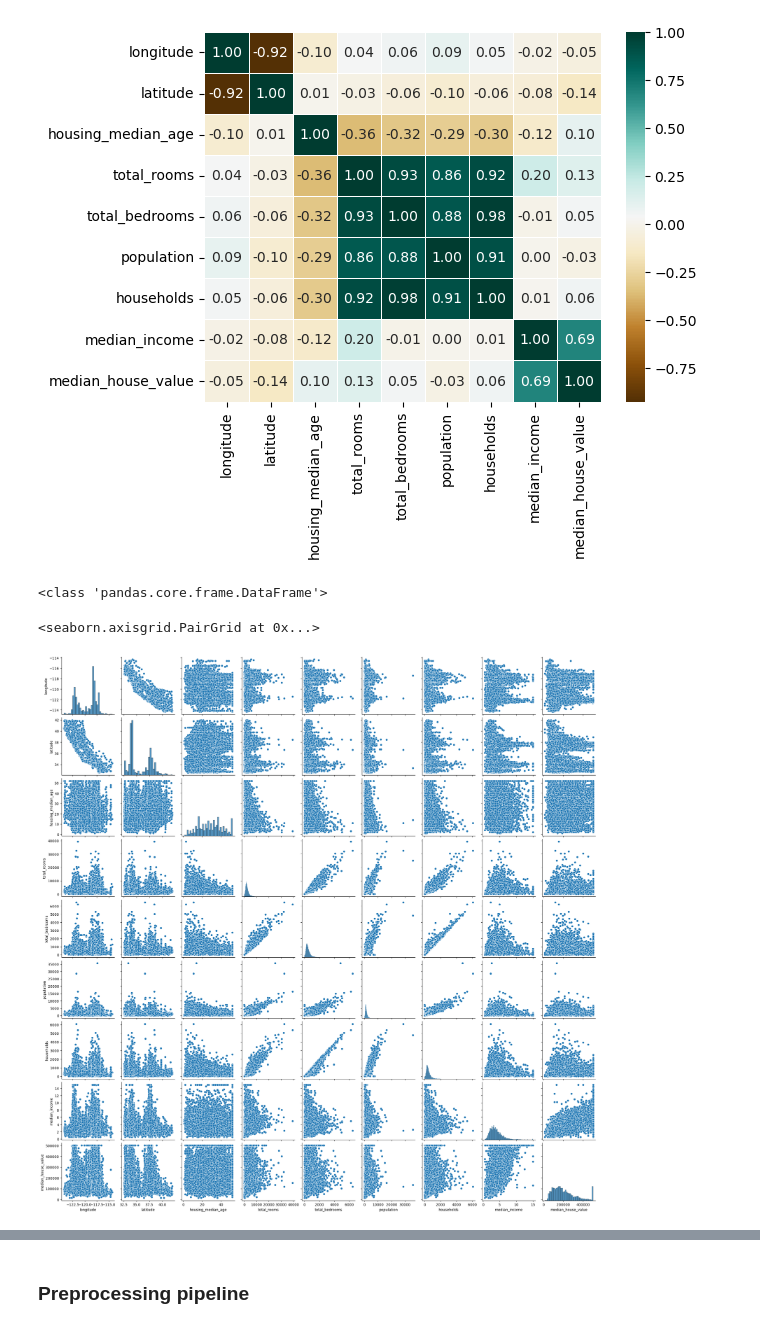
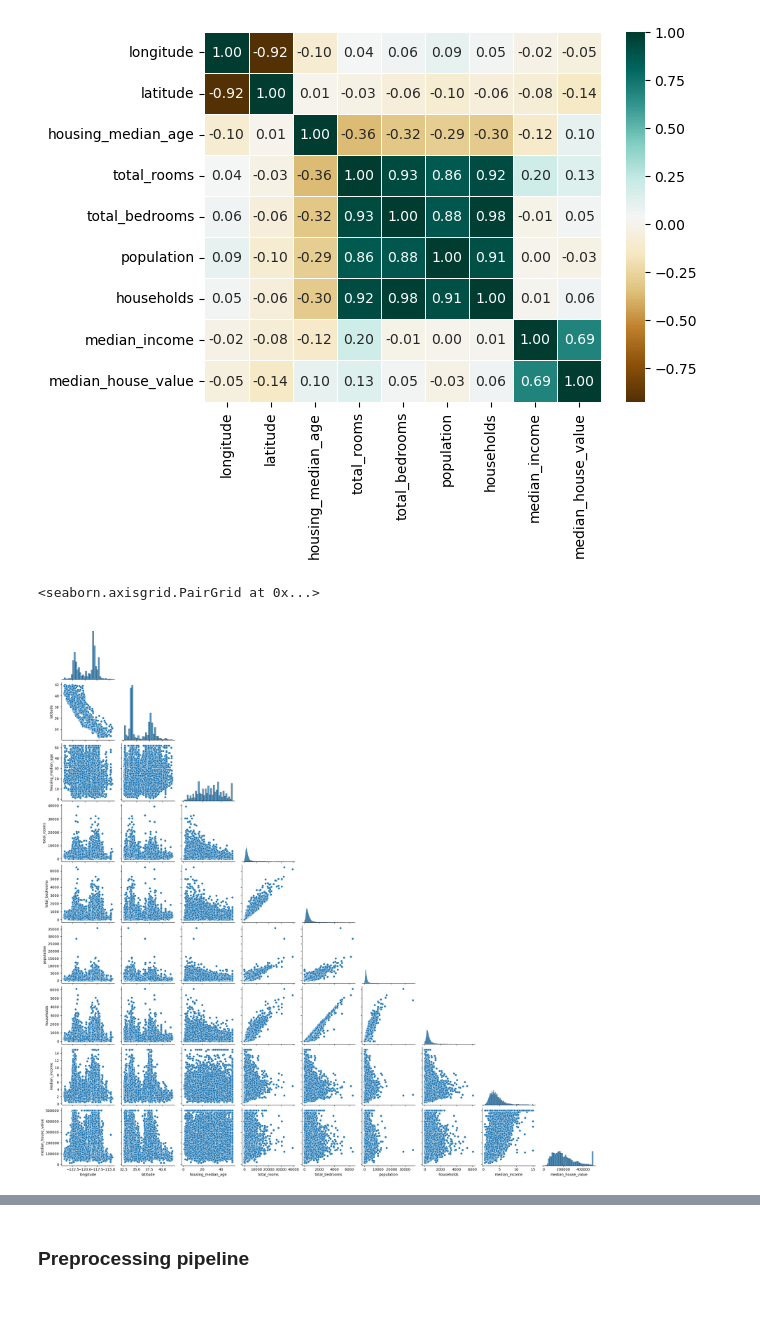
Before and after one commit to karinsandraerika/ML_housing, a Jupyter notebook: HOUSING.ipynb, the cells around one changed output, grey strips where cells are left out. Cells and saved outputs as stored; diff of their text form; code cells hidden in the pictures.

```diff
--- a/HOUSING.ipynb
+++ b/HOUSING.ipynb
@@ -190,12 +175,8 @@ sns.heatmap(sns_Corr, annot=True, linewidth=.5, cmap = "BrBG", fmt=".2f")
 # %% [output]
 <Axes: >
 [figure]
-# %%
-print(type(sns_Corr))
-# %% [output]
-<class 'pandas.core.frame.DataFrame'>
 # %%
-sns.pairplot(train_set)
+sns.pairplot(train_set, corner=True)
 # %% [output]
 <seaborn.axisgrid.PairGrid at 0x...>
-[figure, old version]
+[figure, new version]
```
Also changed, not shown: parts of 36 cells of this notebook, 2 other files.
